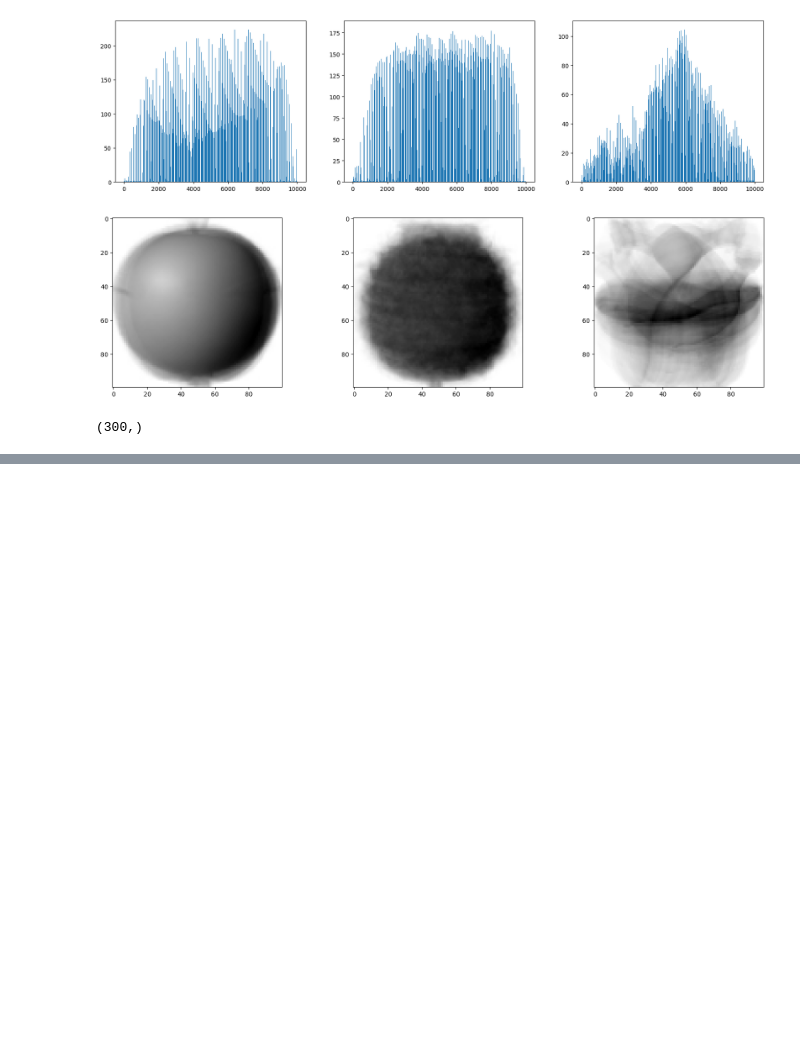
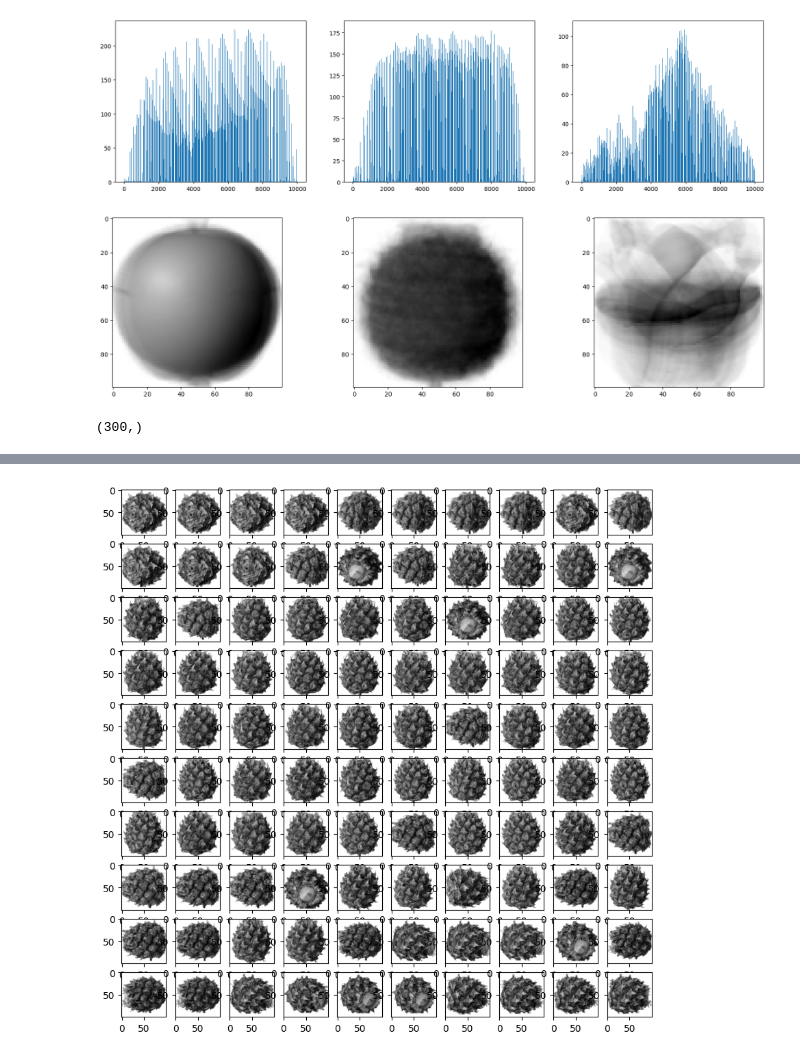
Before and after one commit to dbsdlsdud/AIStudy24, a Jupyter notebook: 군집알고리즘.ipynb, the cells around one changed output, grey strips where cells are left out. Drawn from its saved outputs; the diff is of its cells as text; code cells hidden in the pictures; blank space fills up the shorter version.

```diff
--- a/군집알고리즘.ipynb
+++ b/군집알고리즘.ipynb
@@ -269,0 +262,17 @@ IndexError: arrays used as indices must be of integer (or boolean) type
+# %%
+# 파인애플 찾기
+
+banana_index = np.argsort(abs_mean)[100:200]
+fig, axs = plt.subplots(10, 10, figsize = (10, 10))
+# subplots() 10x10, 총 100개의 서브 그래프를 만든다
+# figsize = (10, 10) 그래프 크기 조정
+
+# 2중 for문으로 10의 행과 열에 이미지를 출력
+for i in range(10):
+    for j in range(10):
+        axs[i, j].imshow(fruits[banana_index[i*10+j]], cmap = 'gray_r')
+# axs는 (10,10) 크기의 2차원 배열임으로 i,j 두 첨자를 사용해 서브 그래프 위치 지정
+# axs[i,j].axis('off) # 깔끔한 이미지
+plt.show()
+# %% [output]
+[figure, added]
```
Also changed, not shown: parts of 5 cells of this notebook.
